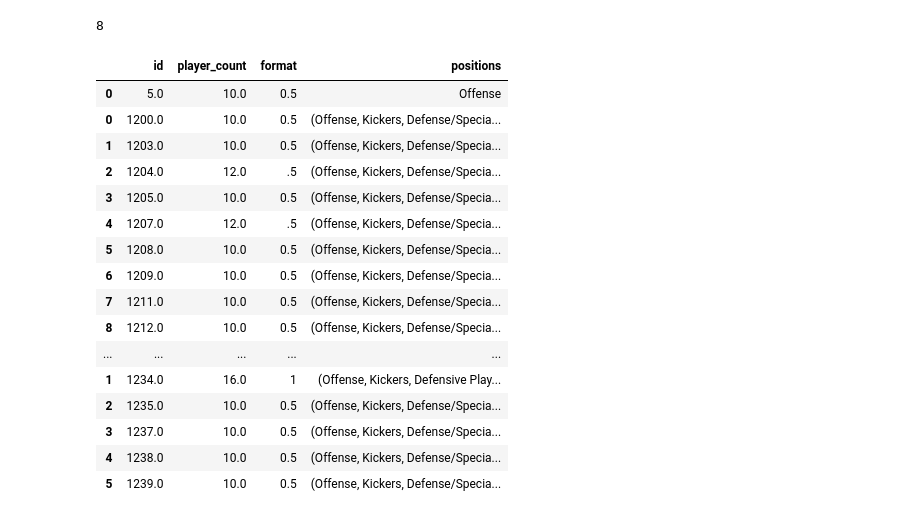
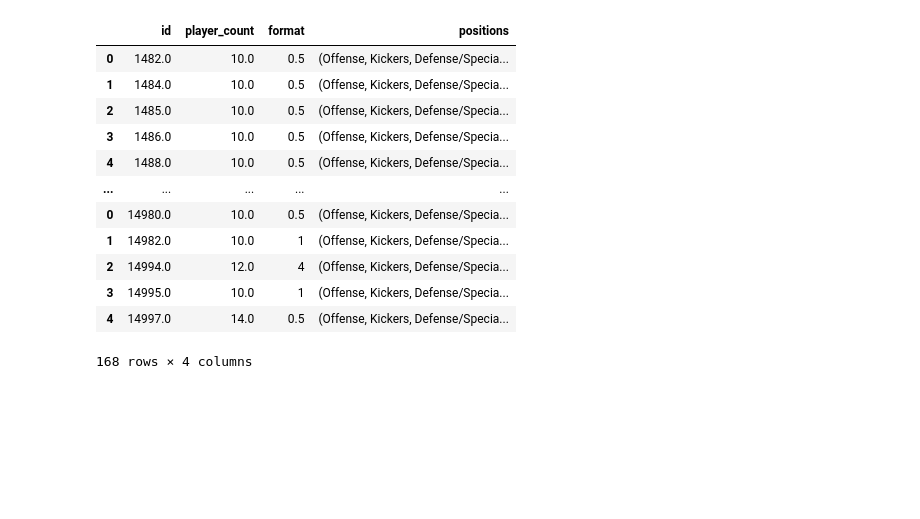
Before and after one commit to ffb-optimal-draft/ffb-draft-strategy, a Jupyter notebook: rm_scratch2.ipynb, the cells around one changed output. Drawn from its saved outputs; the diff is of its cells as text; code cells hidden in the pictures; blank space fills up the shorter version.

```diff
--- a/rm_scratch2.ipynb
+++ b/rm_scratch2.ipynb
@@ -127,34 +60,0 @@ print(df[1]['League Value'].loc[5])
-# %%
-import pandas as pd
-import time
-
-def get_yahoo_leagues(beg,num):
-    '''
-    Scrape yahoo leagues to determine league id, points format, and teams in league
-    Returns a df
-    '''
-    league_id = []
-    league_player_count = []
-    league_scoring_format = []
-    league_positions = []
-
-    for i in range (beg,num+1):
-        try:
-            df = pd.read_html(f'https://football.fantasysports.yahoo.com/f1/{i}/settings')
-            df0 = df[0]
-            df1 = df[1]
-            league_id.append(i)
-            league_scoring_format.append(df1[df1.iloc[:,0].str.contains('Receptions')].iloc[0,1])
-            league_player_count.append(int(df0[df0.Setting=='Max Teams:']['Value'].iloc[0]))
-            league_positions.append(df[1].iloc[:,0].name)
-
-        except:
-            pass
-
-        time.sleep(5)
-
-    return pd.DataFrame({'id':league_id,
-                         'player_count':league_player_count,'format':league_scoring_format,
-                         'positions':league_positions})
-# %%
-leagues = []
@@ -166,0 +63,3 @@ df
+# %%
+df = get_yahoo_leagues(15440,15460)
+df
@@ -173,24 +70,2 @@ len(leagues)
-# %%
-len(leagues)
-# %% [output]
-8
 # %%
-pd.concat(leagues)
+save = pd.concat(leagues)
-# %% [output]
-|  | id | player_count | format | positions |
-| 0 | 5.0 | 10.0 | 0.5 | Offense |
-| 0 | 1200.0 | 10.0 | 0.5 | (Offense, Kickers, Defense/Specia... |
-| 1 | 1203.0 | 10.0 | 0.5 | (Offense, Kickers, Defense/Specia... |
-| 2 | 1204.0 | 12.0 | .5 | (Offense, Kickers, Defense/Specia... |
-| 3 | 1205.0 | 10.0 | 0.5 | (Offense, Kickers, Defense/Specia... |
-| 4 | 1207.0 | 12.0 | .5 | (Offense, Kickers, Defense/Specia... |
-| 5 | 1208.0 | 10.0 | 0.5 | (Offense, Kickers, Defense/Specia... |
-| 6 | 1209.0 | 10.0 | 0.5 | (Offense, Kickers, Defense/Specia... |
-| 7 | 1211.0 | 10.0 | 0.5 | (Offense, Kickers, Defense/Specia... |
-| 8 | 1212.0 | 10.0 | 0.5 | (Offense, Kickers, Defense/Specia... |
-| ... | ... | ... | ... | ... |
-| 1 | 1234.0 | 16.0 | 1 | (Offense, Kickers, Defensive Play... |
-| 2 | 1235.0 | 10.0 | 0.5 | (Offense, Kickers, Defense/Specia... |
-| 3 | 1237.0 | 10.0 | 0.5 | (Offense, Kickers, Defense/Specia... |
-| 4 | 1238.0 | 10.0 | 0.5 | (Offense, Kickers, Defense/Specia... |
-| 5 | 1239.0 | 10.0 | 0.5 | (Offense, Kickers, Defense/Specia... |
@@ -196,0 +74,18 @@ pd.concat(leagues)
+# %%
+save
+# %% [output]
+|  | id | player_count | format | positions |
+| 0 | 1482.0 | 10.0 | 0.5 | (Offense, Kickers, Defense/Specia... |
+| 1 | 1484.0 | 10.0 | 0.5 | (Offense, Kickers, Defense/Specia... |
+| 2 | 1485.0 | 10.0 | 0.5 | (Offense, Kickers, Defense/Specia... |
+| 3 | 1486.0 | 10.0 | 0.5 | (Offense, Kickers, Defense/Specia... |
+| 4 | 1488.0 | 10.0 | 0.5 | (Offense, Kickers, Defense/Specia... |
+| ... | ... | ... | ... | ... |
+| 0 | 14980.0 | 10.0 | 0.5 | (Offense, Kickers, Defense/Specia... |
+| 1 | 14982.0 | 10.0 | 1 | (Offense, Kickers, Defense/Specia... |
+| 2 | 14994.0 | 12.0 | 4 | (Offense, Kickers, Defense/Specia... |
+| 3 | 14995.0 | 10.0 | 1 | (Offense, Kickers, Defense/Specia... |
+| 4 | 14997.0 | 14.0 | 0.5 | (Offense, Kickers, Defense/Specia... |
+168 rows × 4 columns
+# %% [markdown]
+###
```
Also changed, not shown: parts of 26 cells of this notebook, 1 other file.
